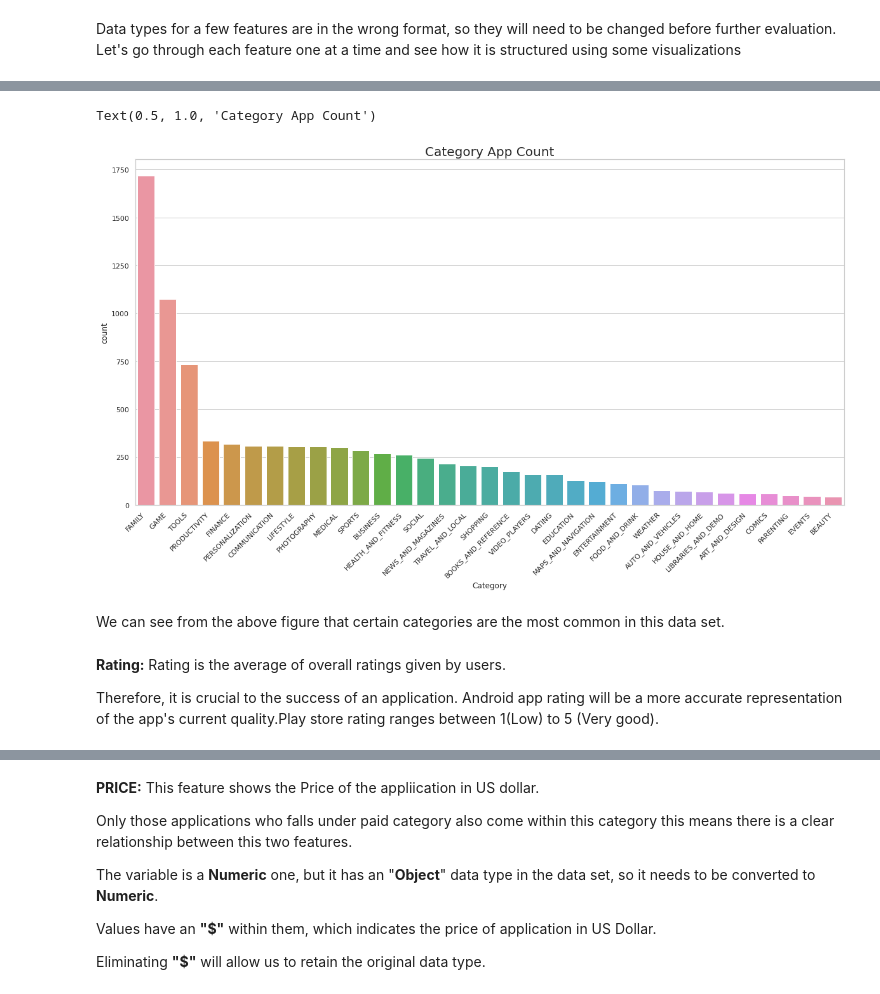
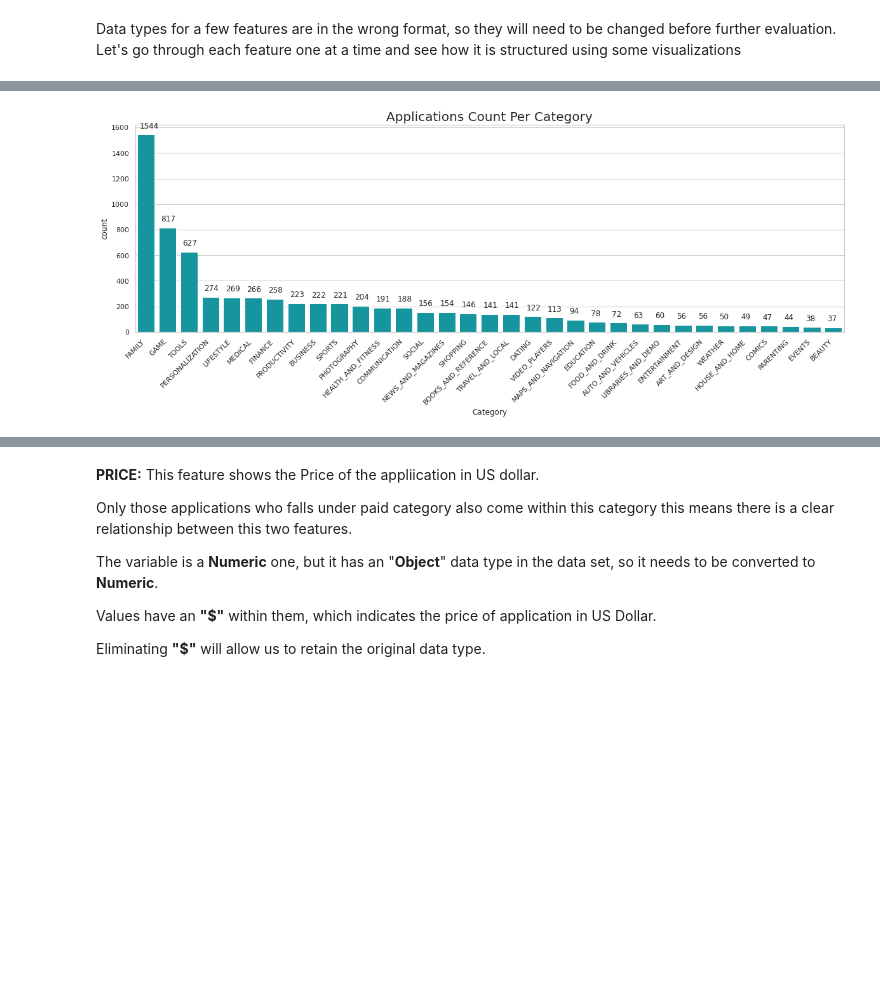
Before and after one commit to priyankashinde-DS/Play_Store_App, a Jupyter notebook: Play_Store_App_Review_Cpastone_Project.ipynb, the cells around one changed output, grey strips where cells are left out. Cells and saved outputs as stored; diff of their text form; code cells hidden in the pictures; blank space fills up the shorter version.

```diff
--- a/Play_Store_App_Review_Cpastone_Project.ipynb
+++ b/Play_Store_App_Review_Cpastone_Project.ipynb
@@ -124,3 +175,3 @@ Total number of duplicate rows: 483
 # %%
 # Deleting all the duplicated row's from the Dataset
-play_store_app_data.drop_duplicates(inplace=True)
+play_store_app_data.drop_duplicates(subset='App',inplace=True,keep='last')
@@ -202,0 +285,6 @@ Data types for a few features are in the wrong format, so they will need to be c
+# %%
+# Remove "+" sign from Installs column
+play_store_app_data['Installs'] = play_store_app_data['Installs'].apply(lambda x: str(x).strip('+'))
+# %%
+# Remove the "," symbol from the numbers
+play_store_app_data['Installs'] = play_store_app_data['Installs'].apply(lambda x: str(x).replace(',',' '))
@@ -202,0 +312,11 @@ Data types for a few features are in the wrong format, so they will need to be c
+# %%
+#countplot for no. of app Installs
+plt.figure(figsize=(15,6))
+ax=sns.countplot(play_store_app_data['Installs'],
+        order=play_store_app_data['Installs'].value_counts().index,color='#00a9b5',edgecolor='black')
+ax.set_xticklabels(ax.get_xticklabels(), rotation=45,ha='right')
+ax.set_xlabel('Installs',size=15,weight=True)
+ax.set_ylabel('Count',fontsize=15,weight=True)
+ax.set_title('Applications count as per Installed Number',fontsize=20,weight=True)
+for p in ax.patches:
+        ax.annotate('{:}'.format(p.get_height()), (p.get_x()+0.1, p.get_height()+50))
@@ -214,16 +400,12 @@ Total Number of categories are :33 and are as follow['ART_AND_DESIGN', 'AUTO_AND
 # %%
-plt.figure(figsize=(20,10))
+# Categories Plot In Descending Count Order
+plt.figure(figsize=(20,6))
 sns.set_theme(style="whitegrid")
-ax=sns.countplot(play_store_app_data['Category'],order=play_store_app_data['Category'].value_counts().index)
+ax=sns.countplot(play_store_app_data['Category'],order=play_store_app_data['Category'].value_counts().index,color='#00a9b5')
 ax.set_xticklabels(ax.get_xticklabels(), rotation=45,ha='right')
-ax.set_title('Category App Count',fontsize=20)
+ax.set_title('Applications Count Per Category',fontsize=20)
+
+for p in ax.patches:
+        ax.annotate('{:}'.format(p.get_height()), (p.get_x()+0.1, p.get_height()+50))
 # %% [output]
-Text(0.5, 1.0, 'Category App Count')
-[figure, old version]
+[figure, new version]
-# %% [markdown]
-We can see from the above figure that certain categories are the most common in this data set.
-# %% [markdown]
-**Rating:** Rating is the average of overall ratings given by users.
-
-Therefore, it is crucial to the success of an application.
- Android app rating will be a more accurate representation of the app's current quality.Play store rating ranges between 1(Low) to 5 (Very good).
```
Also changed, not shown: parts of 117 cells of this notebook.
